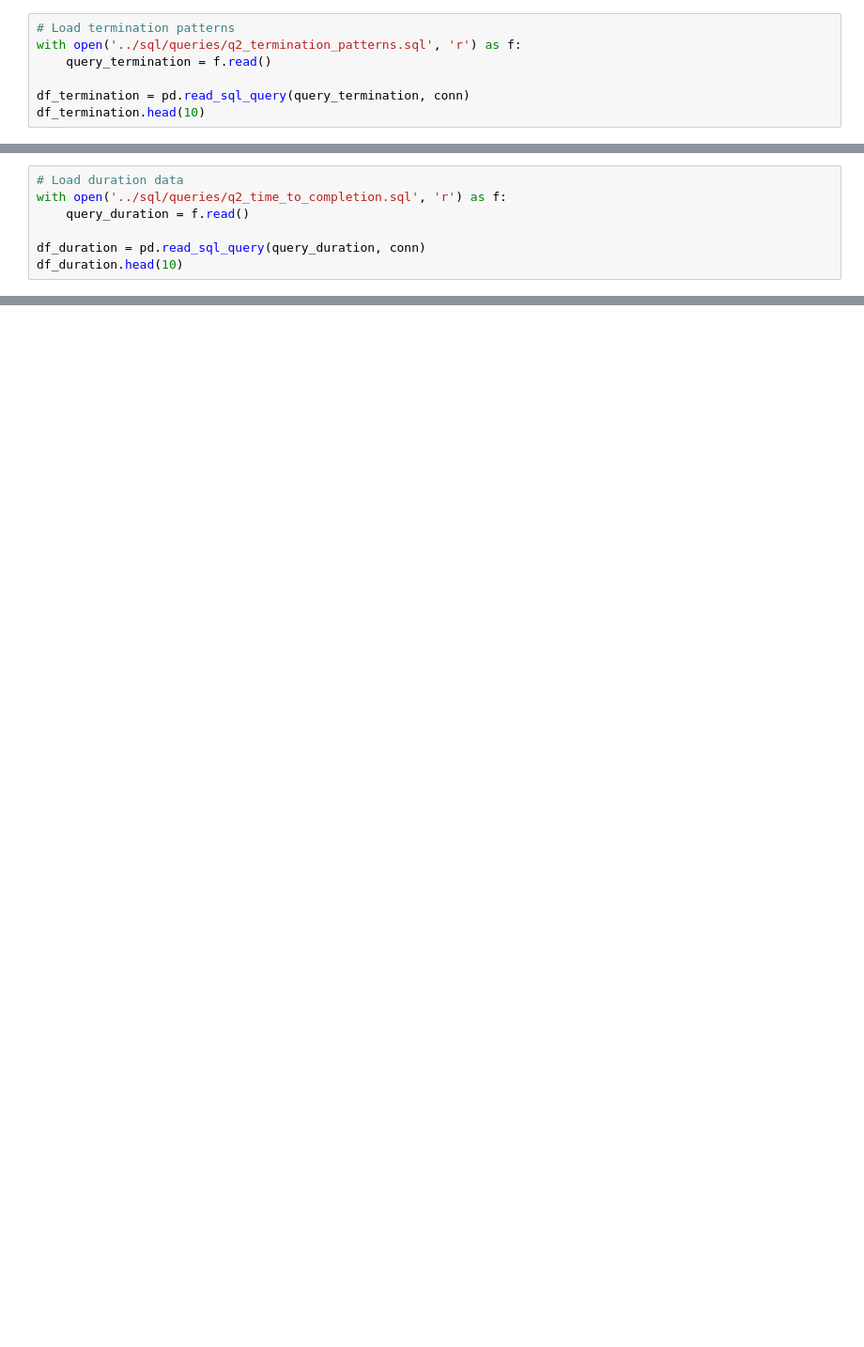
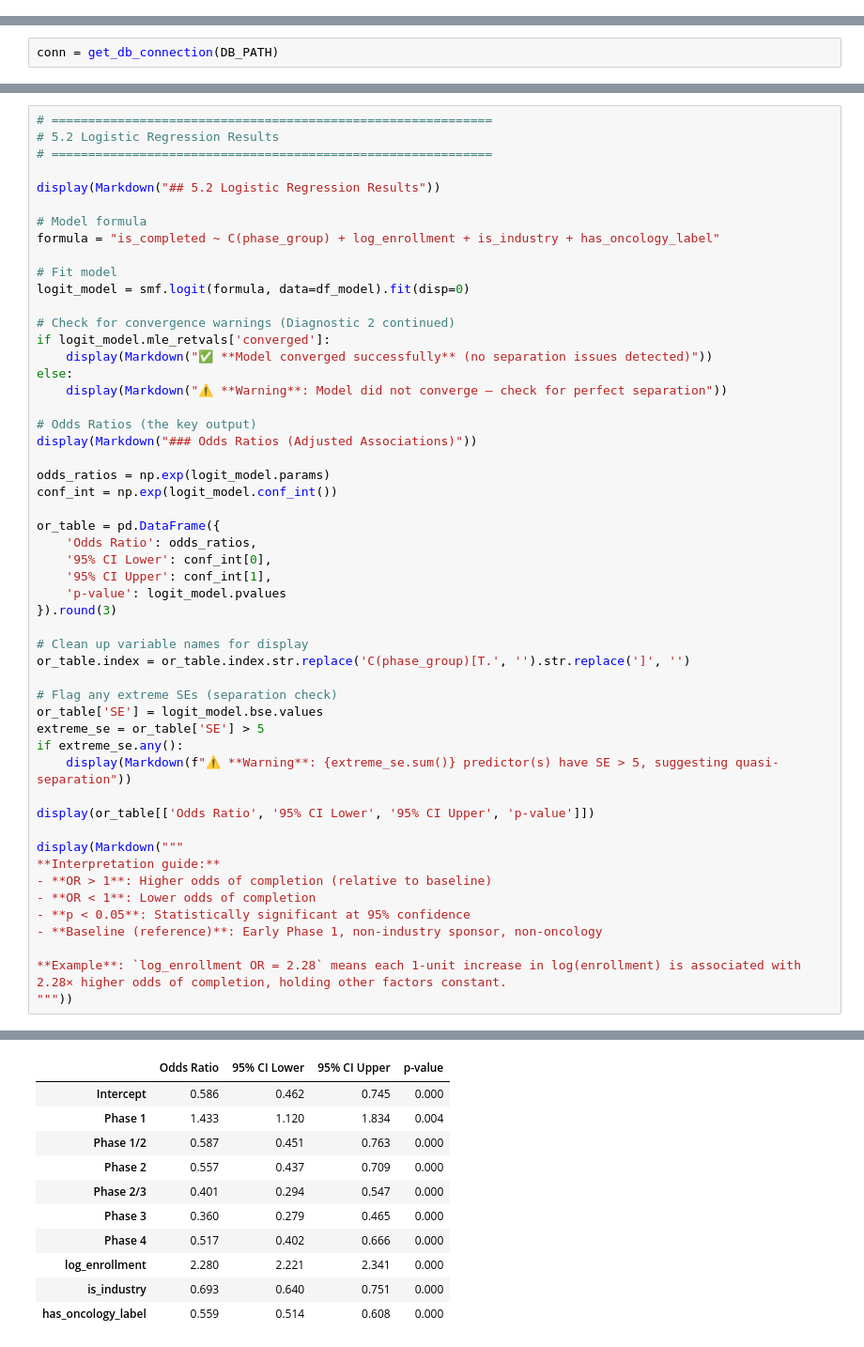
Before and after one commit to Pevicsanch/Clinical-Trial-Analytics, a Jupyter notebook: notebooks/02_completion_analysis.ipynb, the cells around one changed output, grey strips where cells are left out. Shown at 94% size. Saved outputs shown, nothing was run; the diff lists cells and outputs as text; blank space fills up the shorter version.

Commit message:
feat(Q2): completion analysis with resolved trials and statistical framework

```diff
--- a/notebooks/02_completion_analysis.ipynb
+++ b/notebooks/02_completion_analysis.ipynb
@@ -149,7 +0,0 @@ Mid-stage attrition suggests operational challenges in Phase 2 trials. **Q3 shou
-# %%
-# Load termination patterns
-with open('../sql/queries/q2_termination_patterns.sql', 'r') as f:
-    query_termination = f.read()
-
-df_termination = pd.read_sql_query(query_termination, conn)
-df_termination.head(10)
@@ -242,7 +0,0 @@ Phase 2 and Phase 3 terminations represent significant resource loss. **Q4 shoul
-# %%
-# Load duration data
-with open('../sql/queries/q2_time_to_completion.sql', 'r') as f:
-    query_duration = f.read()
-
-df_duration = pd.read_sql_query(query_duration, conn)
-df_duration.head(10)
@@ -357,0 +79,2 @@ conn.close()
+# %%
+conn = get_db_connection(DB_PATH)
@@ -357,0 +993,53 @@ conn.close()
+# %%
+# ============================================================
+# 5.2 Logistic Regression Results
+# ============================================================
+
+display(Markdown("## 5.2 Logistic Regression Results"))
+
+# Model formula
+formula = "is_completed ~ C(phase_group) + log_enrollment + is_industry + has_oncology_label"
+
+# Fit model
+logit_model = smf.logit(formula, data=df_model).fit(disp=0)
+
+# Check for convergence warnings (Diagnostic 2 continued)
+if logit_model.mle_retvals['converged']:
+    display(Markdown("✅ **Model converged successfully** (no separation issues detected)"))
+else:
+    display(Markdown("⚠️ **Warning**: Model did not converge — check for perfect separation"))
+
+# Odds Ratios (the key output)
+display(Markdown("### Odds Ratios (Adjusted Associations)"))
+
+odds_ratios = np.exp(logit_model.params)
+conf_int = np.exp(logit_model.conf_int())
+
+or_table = pd.DataFrame({
+    'Odds Ratio': odds_ratios,
+    '95% CI Lower': conf_int[0],
+    '95% CI Upper': conf_int[1],
+    'p-value': logit_model.pvalues
+}).round(3)
+
+# Clean up variable names for display
+or_table.index = or_table.index.str.replace('C(phase_group)[T.', '').str.replace(']', '')
+
+# Flag any extreme SEs (separation check)
+or_table['SE'] = logit_model.bse.values
+extreme_se = or_table['SE'] > 5
+if extreme_se.any():
+    display(Markdown(f"⚠️ **Warning**: {extreme_se.sum()} predictor(s) have SE > 5, suggesting quasi-separation"))
+
+display(or_table[['Odds Ratio', '95% CI Lower', '95% CI Upper', 'p-value']])
+
+display(Markdown("""
+**Interpretation guide:**
+- **OR > 1**: Higher odds of completion (relative to baseline)
+- **OR < 1**: Lower odds of completion
+- **p < 0.05**: Statistically significant at 95% confidence
+- **Baseline (reference)**: Early Phase 1, non-industry sponsor, non-oncology
+
+**Example**: `log_enrollment OR = 2.28` means each 1-unit increase in log(enrollment) is associated with 2.28× higher odds of completion, holding other factors constant.
+"""))
+# %% [output]
@@ -357,0 +1049,11 @@ conn.close()
+|  | Odds Ratio | 95% CI Lower | 95% CI Upper | p-value |
+| Intercept | 0.586 | 0.462 | 0.745 | 0.000 |
+| Phase 1 | 1.433 | 1.120 | 1.834 | 0.004 |
+| Phase 1/2 | 0.587 | 0.451 | 0.763 | 0.000 |
+| Phase 2 | 0.557 | 0.437 | 0.709 | 0.000 |
+| Phase 2/3 | 0.401 | 0.294 | 0.547 | 0.000 |
+| Phase 3 | 0.360 | 0.279 | 0.465 | 0.000 |
+| Phase 4 | 0.517 | 0.402 | 0.666 | 0.000 |
+| log_enrollment | 2.280 | 2.221 | 2.341 | 0.000 |
+| is_industry | 0.693 | 0.640 | 0.751 | 0.000 |
+| has_oncology_label | 0.559 | 0.514 | 0.608 | 0.000 |
```
Also changed, not shown: parts of 50 cells of this notebook.
